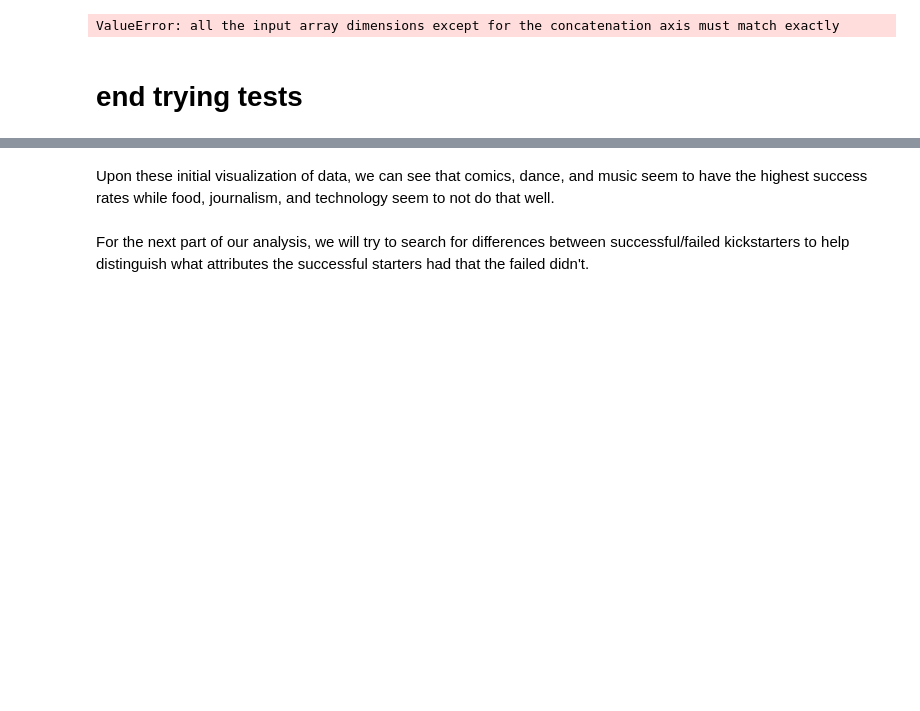
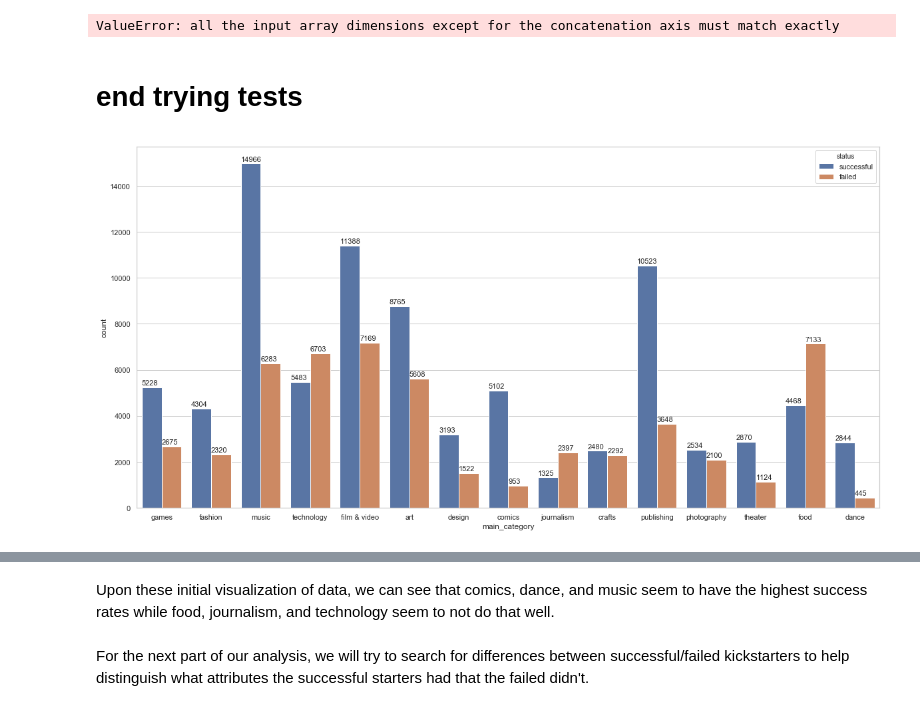
Before and after one commit to krandapus/Projects, a Jupyter notebook: FinalProject.ipynb, the cells around one changed output, grey strips where cells are left out. Saved outputs shown, nothing was run; the diff lists cells and outputs as text; code cells hidden in the pictures; blank space fills up the shorter version.

Commit message:
readd plots

```diff
--- a/FinalProject.ipynb
+++ b/FinalProject.ipynb
@@ -224,3 +226,13 @@ stats.mannwhitneyu(df_s_dur_norm,df_f_dur_norm)
 ValueError: all the input array dimensions except for the concatenation axis must match exactly
 # %% [markdown]
 # end trying tests
+# %%
+plt.figure(figsize=(20,10))
+ax = sns.countplot(x='main_category',hue='status',data=df_kickstarters)
+
+for i in ax.patches:
+    # get_x pulls left or right; get_height pushes up or down
+    ax.text(i.get_x(), i.get_height()+100, \
+            str(round((i.get_height()), 2)), fontsize=11)
+# %% [output]
+[figure, added]
```
Also changed, not shown: parts of 11 cells of this notebook.
